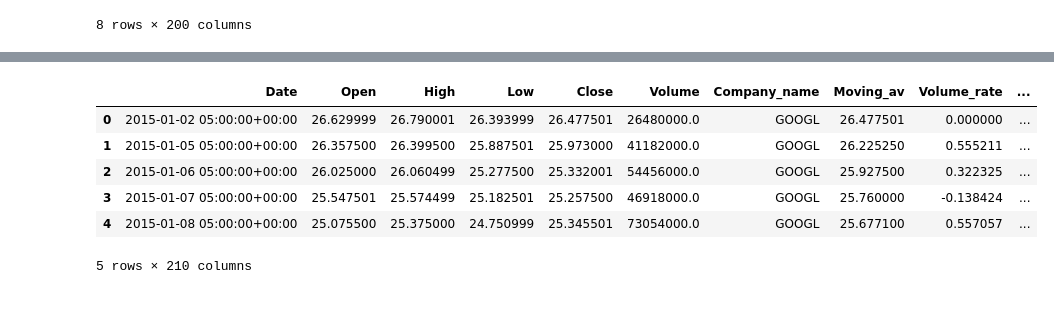
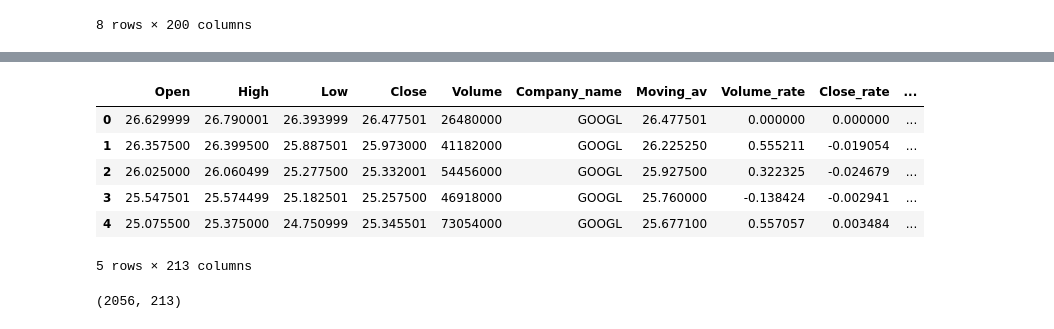
Before and after one commit to Ze-Michelle-Sun/Prospective-Analysis-of-Stock-Prices-with-Deep-Learning, a Jupyter notebook: PRO613_StockPrice.ipynb, the cells around one changed output, grey strips where cells are left out. Cells and saved outputs as stored; diff of their text form; code cells hidden in the pictures.

Commit message:
update the data

```diff
--- a/PRO613_StockPrice.ipynb
+++ b/PRO613_StockPrice.ipynb
@@ -391,4 +450,7 @@ save_data(df200, "200stocks_close")
 []
 []
 []
+# %%
+df_target = pd.read_csv("target_GOOGL_OK.csv")
+df200 = pd.read_csv("200stocks_close.csv")
 # %%
@@ -410,0 +491,9 @@ df200.describe()
+# %%
+# convert to datetime
+df_target['Date'] = pd.to_datetime(df_target['Date'])
+# remove time from Date and store it in a new column
+df_target['Date_New'] = df_target['Date'].dt.date
+# %%
+# Drop Date column
+df_target.drop(['Date'],axis=1,inplace=True)
+df_target.head()
@@ -410,0 +507,16 @@ df200.describe()
+# %%
+import pytz
+
+# convert to datetime
+df200['Date'] = pd.to_datetime(df200['Date'])
+
+tz = pytz.timezone('US/Eastern')
+df200['Date'] = df200['Date'].apply(lambda x: x.astimezone(tz))
+
+# remove time from Date and store it in a new column
+df200['Date_New'] = df200['Date'].dt.date
+
+# Drop Date column
+df200.drop(['Date'], axis=1, inplace=True)
+
+df200
@@ -411,12 +537,17 @@ df200.describe()
 # %%
-concatenated_df = pd.concat([df_target, df200], axis=0)
+# Compile the target data frame with the 200 stock Close price to be a frame
+concatenated_df = df_target.merge(df200, on='Date_New', how='left')
 
 concatenated_df.head()
 # %% [output]
-|  | Date | Open | High | Low | Close | Volume | Company_name | Moving_av | Volume_rate | ... |
-| 0 | 2015-01-02 05:00:00+00:00 | 26.629999 | 26.790001 | 26.393999 | 26.477501 | 26480000.0 | GOOGL | 26.477501 | 0.000000 | ... |
-| 1 | 2015-01-05 05:00:00+00:00 | 26.357500 | 26.399500 | 25.887501 | 25.973000 | 41182000.0 | GOOGL | 26.225250 | 0.555211 | ... |
-| 2 | 2015-01-06 05:00:00+00:00 | 26.025000 | 26.060499 | 25.277500 | 25.332001 | 54456000.0 | GOOGL | 25.927500 | 0.322325 | ... |
-| 3 | 2015-01-07 05:00:00+00:00 | 25.547501 | 25.574499 | 25.182501 | 25.257500 | 46918000.0 | GOOGL | 25.760000 | -0.138424 | ... |
-| 4 | 2015-01-08 05:00:00+00:00 | 25.075500 | 25.375000 | 24.750999 | 25.345501 | 73054000.0 | GOOGL | 25.677100 | 0.557057 | ... |
+|  | Open | High | Low | Close | Volume | Company_name | Moving_av | Volume_rate | Close_rate | ... |
+| 0 | 26.629999 | 26.790001 | 26.393999 | 26.477501 | 26480000 | GOOGL | 26.477501 | 0.000000 | 0.000000 | ... |
+| 1 | 26.357500 | 26.399500 | 25.887501 | 25.973000 | 41182000 | GOOGL | 26.225250 | 0.555211 | -0.019054 | ... |
+| 2 | 26.025000 | 26.060499 | 25.277500 | 25.332001 | 54456000 | GOOGL | 25.927500 | 0.322325 | -0.024679 | ... |
+| 3 | 25.547501 | 25.574499 | 25.182501 | 25.257500 | 46918000 | GOOGL | 25.760000 | -0.138424 | -0.002941 | ... |
+| 4 | 25.075500 | 25.375000 | 24.750999 | 25.345501 | 73054000 | GOOGL | 25.677100 | 0.557057 | 0.003484 | ... |
-5 rows × 210 columns
+5 rows × 213 columns
+# %%
+concatenated_df.shape
+# %% [output]
+(2056, 213)
```
Also changed, not shown: parts of 20 cells of this notebook, 2 other files.
